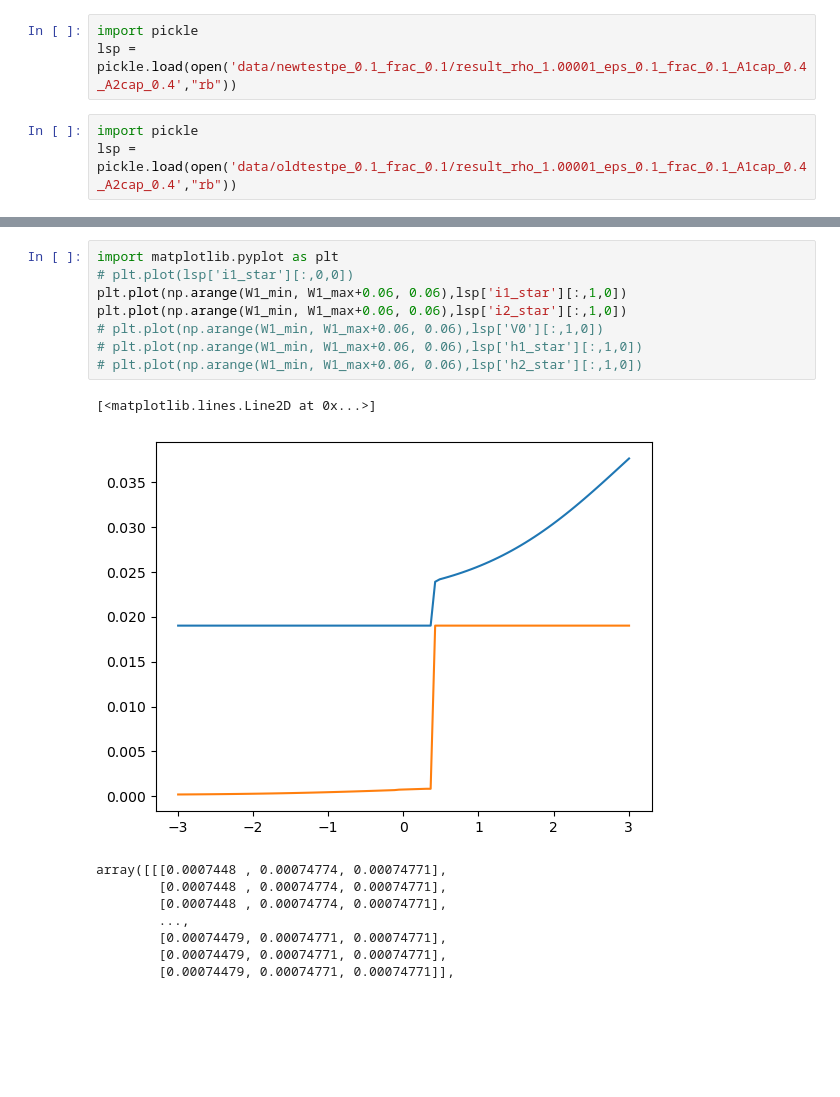
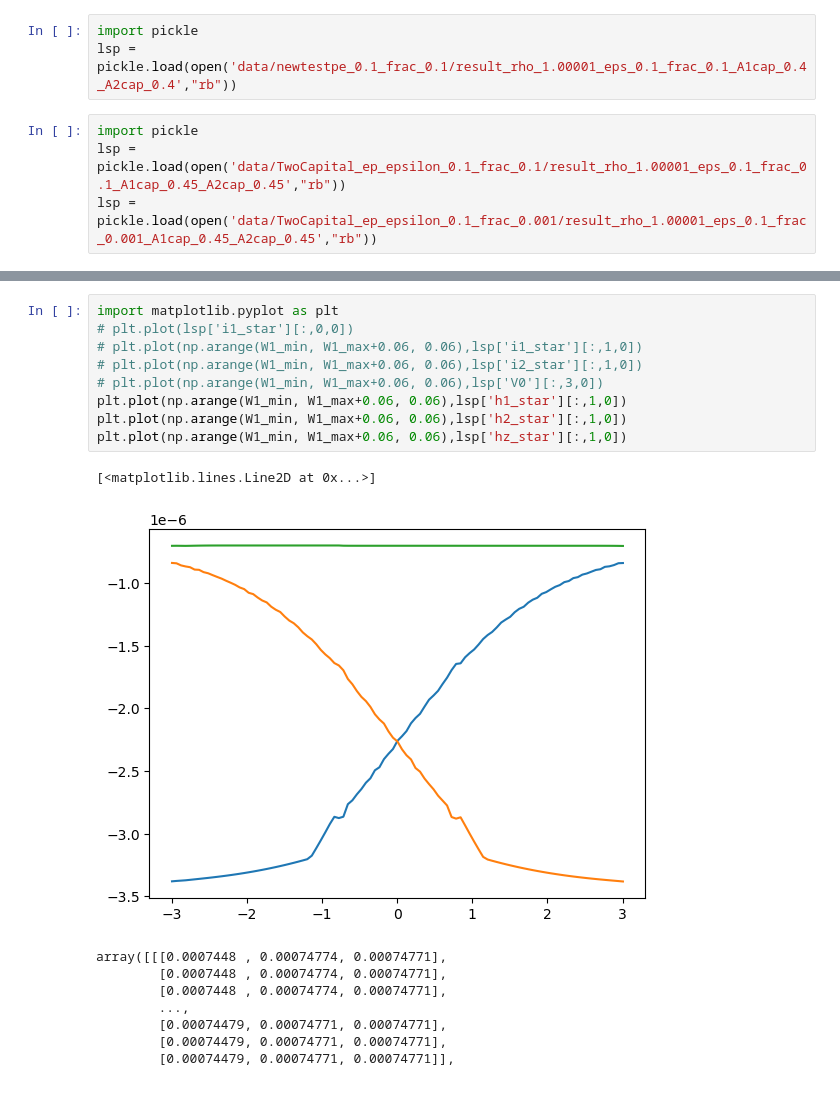
Before and after one commit to hqin-2020/CTU, a Jupyter notebook: Untitled-1.ipynb, the cells around one changed output, grey strips where cells are left out. Cells and saved outputs as stored; diff of their text form; blank space fills up the shorter version.

```diff
--- a/Untitled-1.ipynb
+++ b/Untitled-1.ipynb
@@ -270,4 +270,5 @@ import pickle
 lsp = pickle.load(open('data/newtestpe_0.1_frac_0.1/result_rho_1.00001_eps_0.1_frac_0.1_A1cap_0.4_A2cap_0.4',"rb"))
 # %%
 import pickle
-lsp = pickle.load(open('data/oldtestpe_0.1_frac_0.1/result_rho_1.00001_eps_0.1_frac_0.1_A1cap_0.4_A2cap_0.4',"rb"))
+lsp = pickle.load(open('data/TwoCapital_ep_epsilon_0.1_frac_0.1/result_rho_1.00001_eps_0.1_frac_0.1_A1cap_0.45_A2cap_0.45',"rb"))
+lsp = pickle.load(open('data/TwoCapital_ep_epsilon_0.1_frac_0.001/result_rho_1.00001_eps_0.1_frac_0.001_A1cap_0.45_A2cap_0.45',"rb"))
@@ -278,14 +295,15 @@ dict_keys(['V0', 'i1_star', 'i2_star', 'h1_star', 'h2_star', 'hz_star', 'FC_Err'
 # %%
 import matplotlib.pyplot as plt
 # plt.plot(lsp['i1_star'][:,0,0])
-plt.plot(np.arange(W1_min, W1_max+0.06, 0.06),lsp['i1_star'][:,1,0])
-plt.plot(np.arange(W1_min, W1_max+0.06, 0.06),lsp['i2_star'][:,1,0])
-# plt.plot(np.arange(W1_min, W1_max+0.06, 0.06),lsp['V0'][:,1,0])
-# plt.plot(np.arange(W1_min, W1_max+0.06, 0.06),lsp['h1_star'][:,1,0])
-# plt.plot(np.arange(W1_min, W1_max+0.06, 0.06),lsp['h2_star'][:,1,0])
+# plt.plot(np.arange(W1_min, W1_max+0.06, 0.06),lsp['i1_star'][:,1,0])
+# plt.plot(np.arange(W1_min, W1_max+0.06, 0.06),lsp['i2_star'][:,1,0])
+# plt.plot(np.arange(W1_min, W1_max+0.06, 0.06),lsp['V0'][:,3,0])
+plt.plot(np.arange(W1_min, W1_max+0.06, 0.06),lsp['h1_star'][:,1,0])
+plt.plot(np.arange(W1_min, W1_max+0.06, 0.06),lsp['h2_star'][:,1,0])
+plt.plot(np.arange(W1_min, W1_max+0.06, 0.06),lsp['hz_star'][:,1,0])
 # %% [output]
 [<matplotlib.lines.Line2D at 0x...>]
-[figure, old version]
+[figure, new version]
 # %%
 # %% [output]
 array([[[0.0007448 , 0.00074774, 0.00074771],
```
Also changed, not shown: parts of 2 cells of this notebook, 3 other files.
